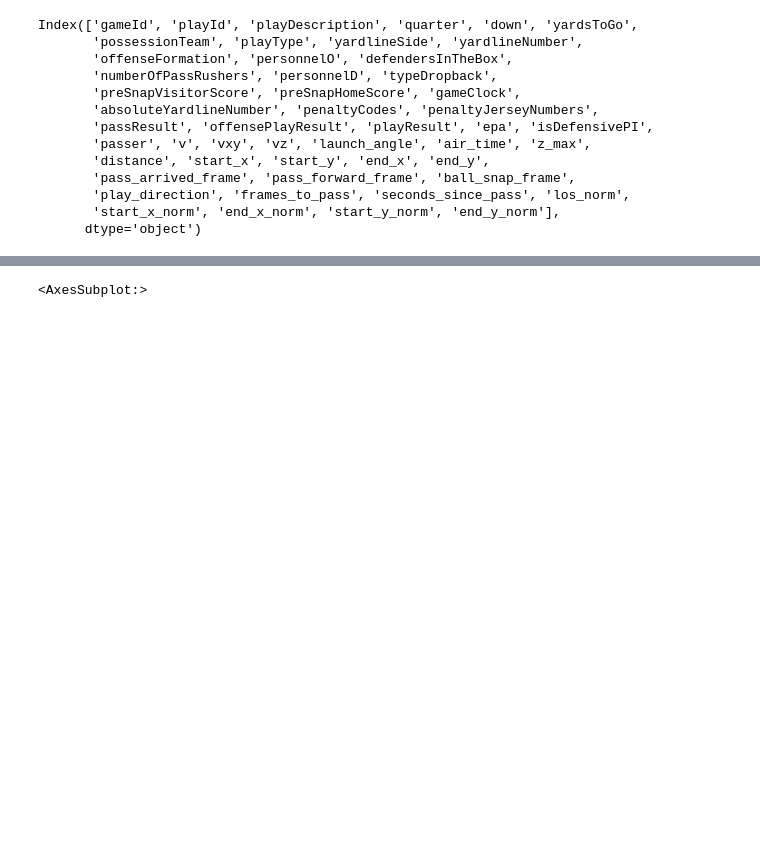
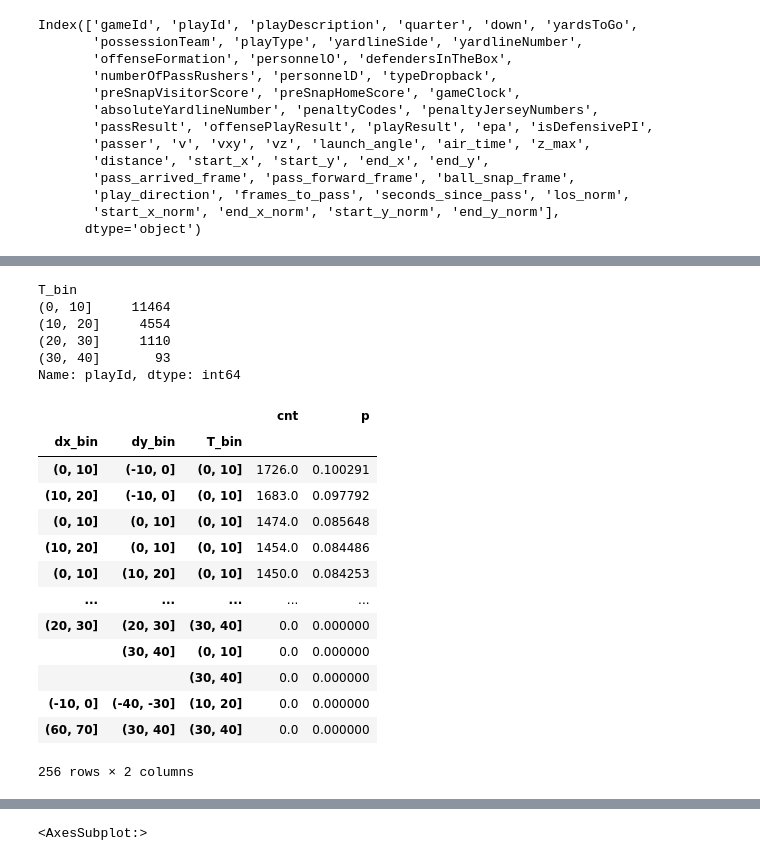
Before and after one commit to uditrana/BigDataBowl, a Jupyter notebook: analysis/historical-L-T.ipynb, the cells around one changed output, grey strips where cells are left out. Cells and saved outputs as stored; diff of their text form; code cells hidden in the pictures; blank space fills up the shorter version.

```diff
--- a/analysis/tof by seconds after snap.ipynb
+++ b/analysis/historical-L-T.ipynb
@@ -39,0 +109,4 @@ df = df.loc[(df.air_frames>0) & (df.distance>0)]
+# %%
+df['dx_bin'] = pd.cut(df.throw_dx, bins=x_bins,)
+df['dy_bin'] = pd.cut(df.throw_dy, bins=y_bins,)
+df['T_bin'] = pd.cut(df.T_frames, bins=T_bins,)
@@ -39,0 +139,28 @@ df = df.loc[(df.air_frames>0) & (df.distance>0)]
+# %%
+df.groupby('T_bin').playId.count()
+# %% [output]
+T_bin
+(0, 10]     11464
+(10, 20]     4554
+(20, 30]     1110
+(30, 40]       93
+Name: playId, dtype: int64
+# %%
+bin_vals = df.groupby(['dx_bin', 'dy_bin', 'T_bin'])[['playId']].count().rename(columns={'playId': 'cnt'}).fillna({'cnt': 0})
+bin_vals['p'] = bin_vals.cnt/bin_vals.cnt.sum()
+bin_vals.sort_values('cnt', ascending=False)
+# %% [output]
+|  |  |  | cnt | p |
+| dx_bin | dy_bin | T_bin |  |  |
+| (0, 10] | (-10, 0] | (0, 10] | 1726.0 | 0.100291 |
+| (10, 20] | (-10, 0] | (0, 10] | 1683.0 | 0.097792 |
+| (0, 10] | (0, 10] | (0, 10] | 1474.0 | 0.085648 |
+| (10, 20] | (0, 10] | (0, 10] | 1454.0 | 0.084486 |
+| (0, 10] | (10, 20] | (0, 10] | 1450.0 | 0.084253 |
+| ... | ... | ... | ... | ... |
+| (20, 30] | (20, 30] | (30, 40] | 0.0 | 0.000000 |
+|  | (30, 40] | (0, 10] | 0.0 | 0.000000 |
+|  |  | (30, 40] | 0.0 | 0.000000 |
+| (-10, 0] | (-40, -30] | (10, 20] | 0.0 | 0.000000 |
+| (60, 70] | (30, 40] | (30, 40] | 0.0 | 0.000000 |
+256 rows × 2 columns
```
Also changed, not shown: parts of 18 cells of this notebook.
